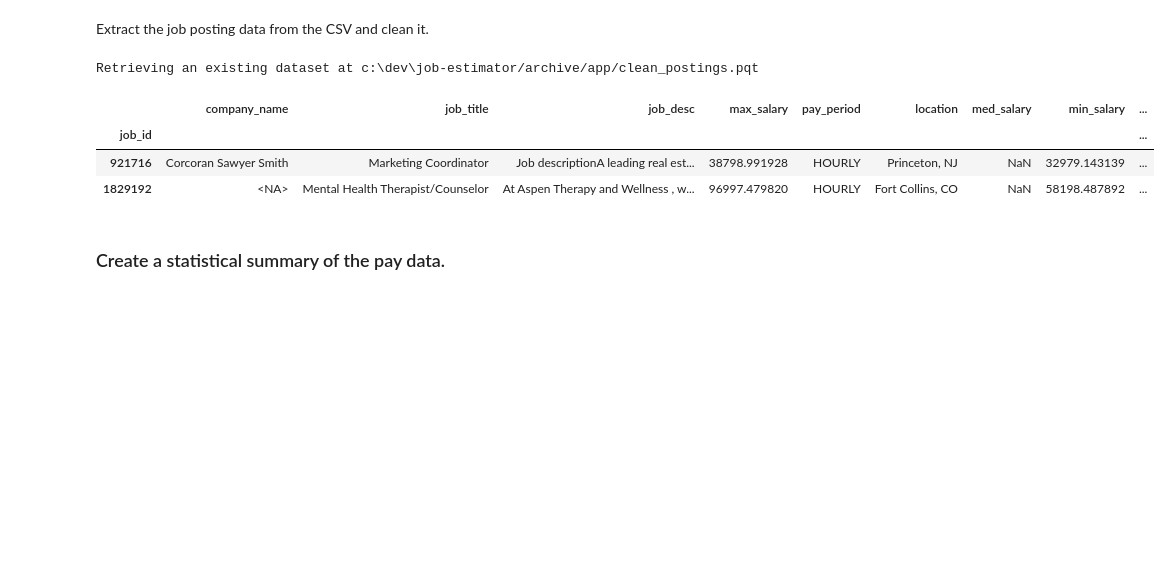
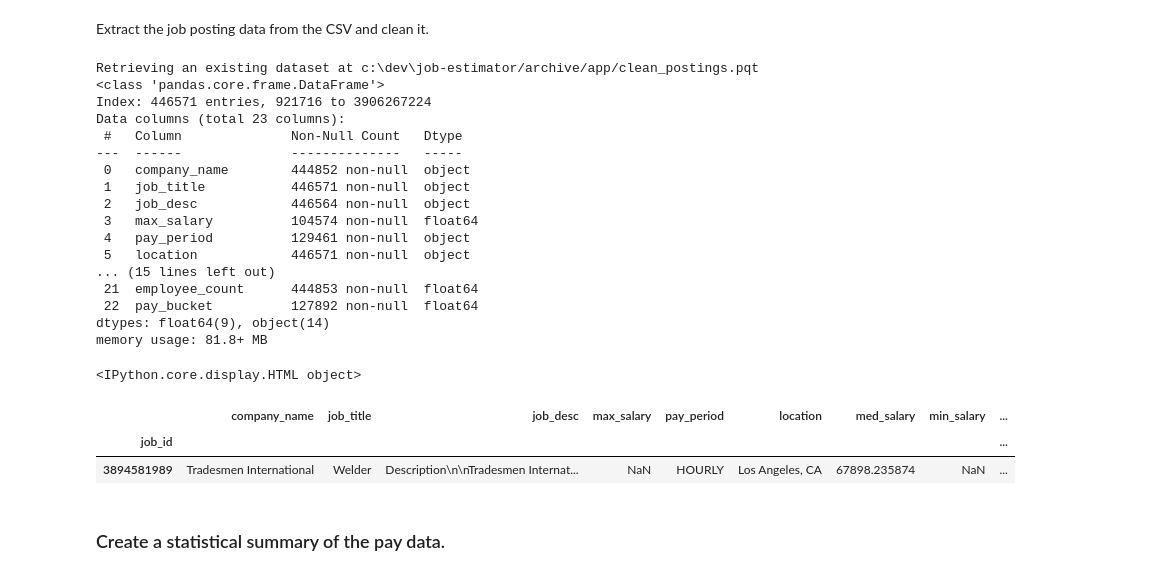
Before and after one commit to Trail3lazer/pay-estimator, a Jupyter notebook: job-estimator.ipynb, the cells around one changed output. Cells and saved outputs as stored; diff of their text form; code cells hidden in the pictures; blank space fills up the shorter version.

```diff
--- a/job-estimator.ipynb
+++ b/job-estimator.ipynb
@@ -40,19 +40,35 @@ Extract the job posting data from the CSV and clean it.
 # %%
 dm = DataManager()
 df = dm.get_postings()
 def shorten_long_cols(row):
     for name in ['job_desc','company_desc','skills_desc']:
         if isinstance(row[name], str):
             row[name] = row[name][:150] + '...'
     return row
-
-display(HTML(df.head(2).apply(shorten_long_cols, axis=1).to_html()))
+display(HTML(df.info()))
+display(HTML(df.sample().apply(shorten_long_cols, axis=1).to_html()))
 # %% [output]
 Retrieving an existing dataset at c:\dev\job-estimator/archive/app/clean_postings.pqt
+<class 'pandas.core.frame.DataFrame'>
+Index: 446571 entries, 921716 to 3906267224
+Data columns (total 23 columns):
+ #   Column              Non-Null Count   Dtype
+---  ------              --------------   -----
+ 0   company_name        444852 non-null  object
+ 1   job_title           446571 non-null  object
+ 2   job_desc            446564 non-null  object
+ 3   max_salary          104574 non-null  float64
+ 4   pay_period          129461 non-null  object
+ 5   location            446571 non-null  object
+... (15 lines left out)
+ 21  employee_count      444853 non-null  float64
+ 22  pay_bucket          127892 non-null  float64
+dtypes: float64(9), object(14)
+memory usage: 81.8+ MB
+<IPython.core.display.HTML object>
 |  | company_name | job_title | job_desc | max_salary | pay_period | location | med_salary | min_salary | ... |
 | job_id |  |  |  |  |  |  |  |  | ... |
-| 921716 | Corcoran Sawyer Smith | Marketing Coordinator | Job descriptionA leading real est... | 38798.991928 | HOURLY | Princeton, NJ | NaN | 32979.143139 | ... |
-| 1829192 | <NA> | Mental Health Therapist/Counselor | At Aspen Therapy and Wellness , w... | 96997.479820 | HOURLY | Fort Collins, CO | NaN | 58198.487892 | ... |
+| 3894581989 | Tradesmen International | Welder | Description\n\nTradesmen Internat... | NaN | HOURLY | Los Angeles, CA | 67898.235874 | NaN | ... |
 # %% [markdown]
 ### Create a statistical summary of the pay data.
 # %%
```
Also changed, not shown: parts of 2 cells of this notebook, 9 other files.
